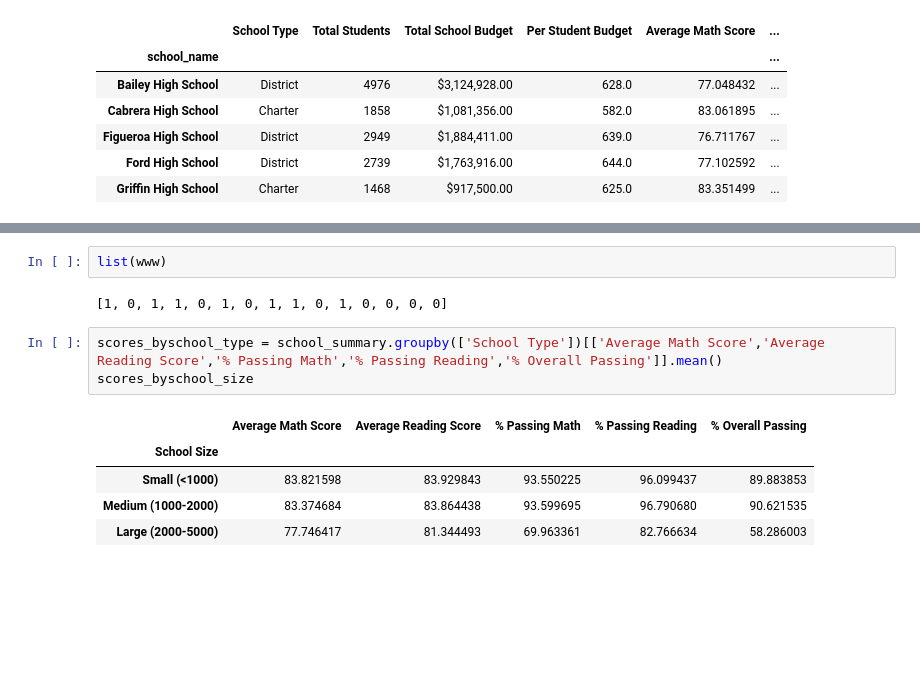
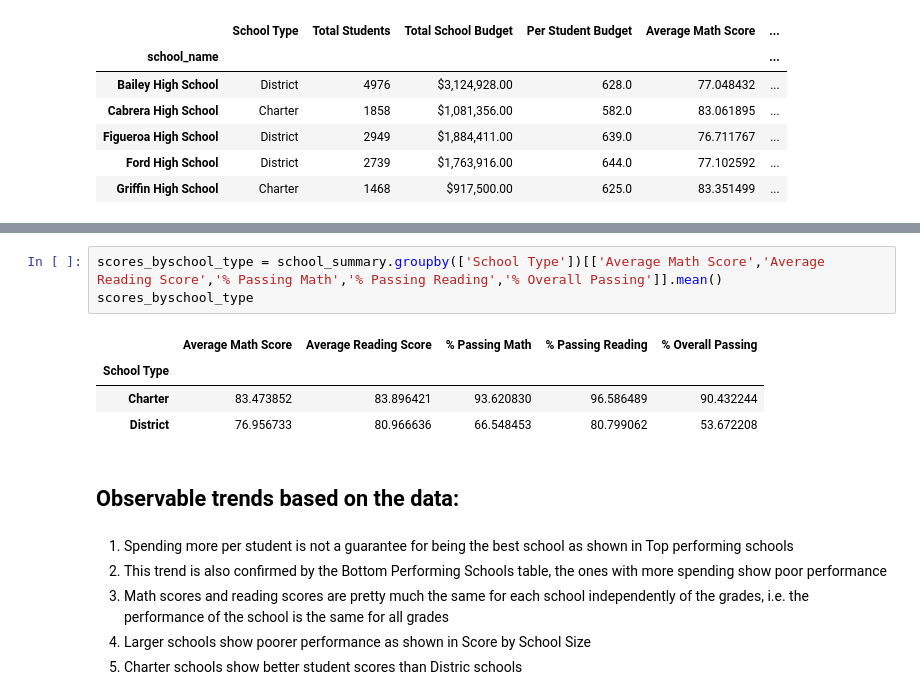
Before and after one commit to palominocp/pandas-challenge, a Jupyter notebook: PyCitySchools/PyCitySchools_starter.ipynb, the cells around one changed output, grey strips where cells are left out. Saved outputs shown, nothing was run; the diff lists cells and outputs as text; blank space fills up the shorter version.

```diff
--- a/PyCitySchools/PyCitySchools_starter.ipynb
+++ b/PyCitySchools/PyCitySchools_starter.ipynb
@@ -648,13 +623,16 @@ Name: School Type, dtype: object
-# %%
-list(www)
-# %% [output]
-[1, 0, 1, 1, 0, 1, 0, 1, 1, 0, 1, 0, 0, 0, 0]
 # %%
 scores_byschool_type = school_summary.groupby(['School Type'])[['Average Math Score','Average Reading Score','% Passing Math','% Passing Reading','% Overall Passing']].mean()
-scores_byschool_size
+scores_byschool_type
 # %% [output]
 |  | Average Math Score | Average Reading Score | % Passing Math | % Passing Reading | % Overall Passing |
-| School Size |  |  |  |  |  |
-| Small (<1000) | 83.821598 | 83.929843 | 93.550225 | 96.099437 | 89.883853 |
-| Medium (1000-2000) | 83.374684 | 83.864438 | 93.599695 | 96.790680 | 90.621535 |
-| Large (2000-5000) | 77.746417 | 81.344493 | 69.963361 | 82.766634 | 58.286003 |
+| School Type |  |  |  |  |  |
+| Charter | 83.473852 | 83.896421 | 93.620830 | 96.586489 | 90.432244 |
+| District | 76.956733 | 80.966636 | 66.548453 | 80.799062 | 53.672208 |
+# %% [markdown]
+## Observable trends based on the data:
+# %% [markdown]
+1. Spending more per student is not a guarantee for being the best school as shown in Top performing schools
+2. This trend is also confirmed by the Bottom Performing Schools table, the ones with more spending show poor performance
+3. Math scores and reading scores are pretty much the same for each school independently of the grades, i.e. the performance of the school is the same for all grades
+4. Larger schools show poorer performance as shown in Score by School Size
+5. Charter schools show better student scores than Distric schools
```
Also changed, not shown: parts of 2 cells of this notebook.
